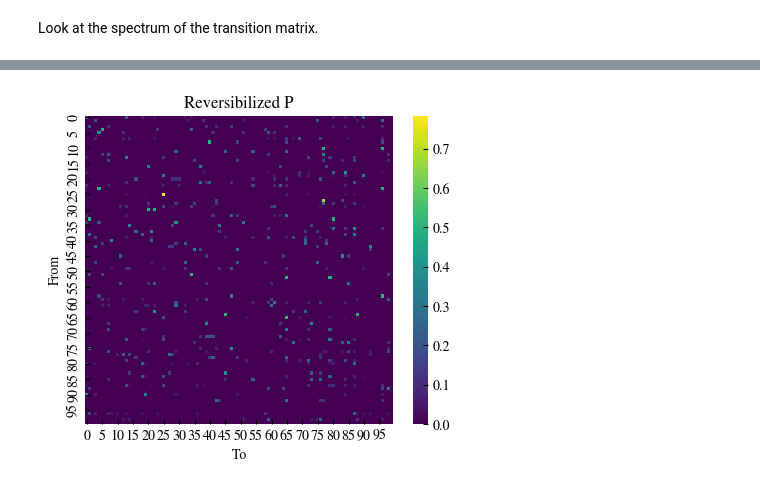
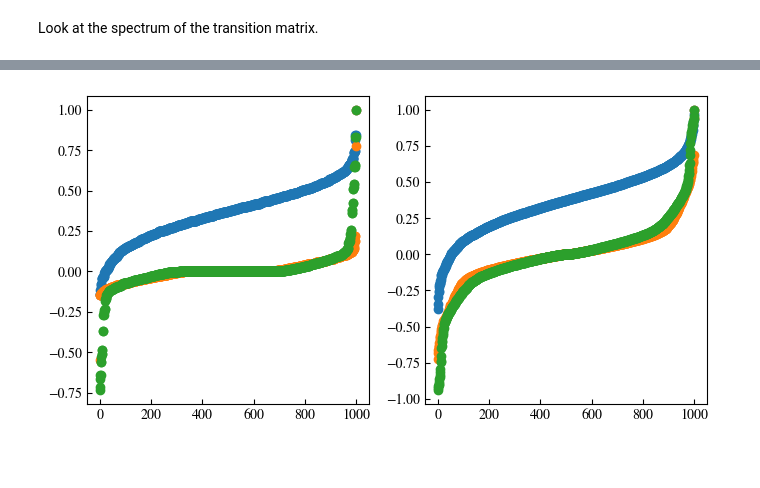
Before and after one commit to HugoLeRoy94/ClusterAnalysis, a Jupyter notebook: notebooks/toy_model/03_markovian_analysis.ipynb, the cells around one changed output, grey strips where cells are left out. Saved outputs shown, nothing was run; the diff lists cells and outputs as text; code cells hidden in the pictures; blank space fills up the shorter version.

```diff
--- a/notebooks/toy_model/03_markovian_analysis.ipynb
+++ b/notebooks/toy_model/03_markovian_analysis.ipynb
@@ -188,7 +135,10 @@ plt.show()
-# %%
-P_sym = emb.reversibilized_matrix()
-
-fig, ax = plt.subplots(figsize=(5, 4))
-plot_transition_matrix(P_sym, title="Reversibilized P", ax=ax)
-# %% [output]
-[figure, removed]
+# %%
+fig,ax = plt.subplots(ncols=2,figsize=(8,4))
+for i in range(3):
+    mkvs[i].reversibilized_matrix()
+    mkvs[i].compute_spectrum()
+    mkvs[i].compute_tr_spectrum()
+    ax[0].scatter(np.arange(0,mkvs[i].val.shape[0],1),mkvs[i].val)
+    ax[1].scatter(np.arange(0,mkvs[i].val.shape[0],1),mkvs[i].tr_val)
+# %% [output]
+[figure, added]
```
Also changed, not shown: parts of 15 cells of this notebook, 2 other files.
